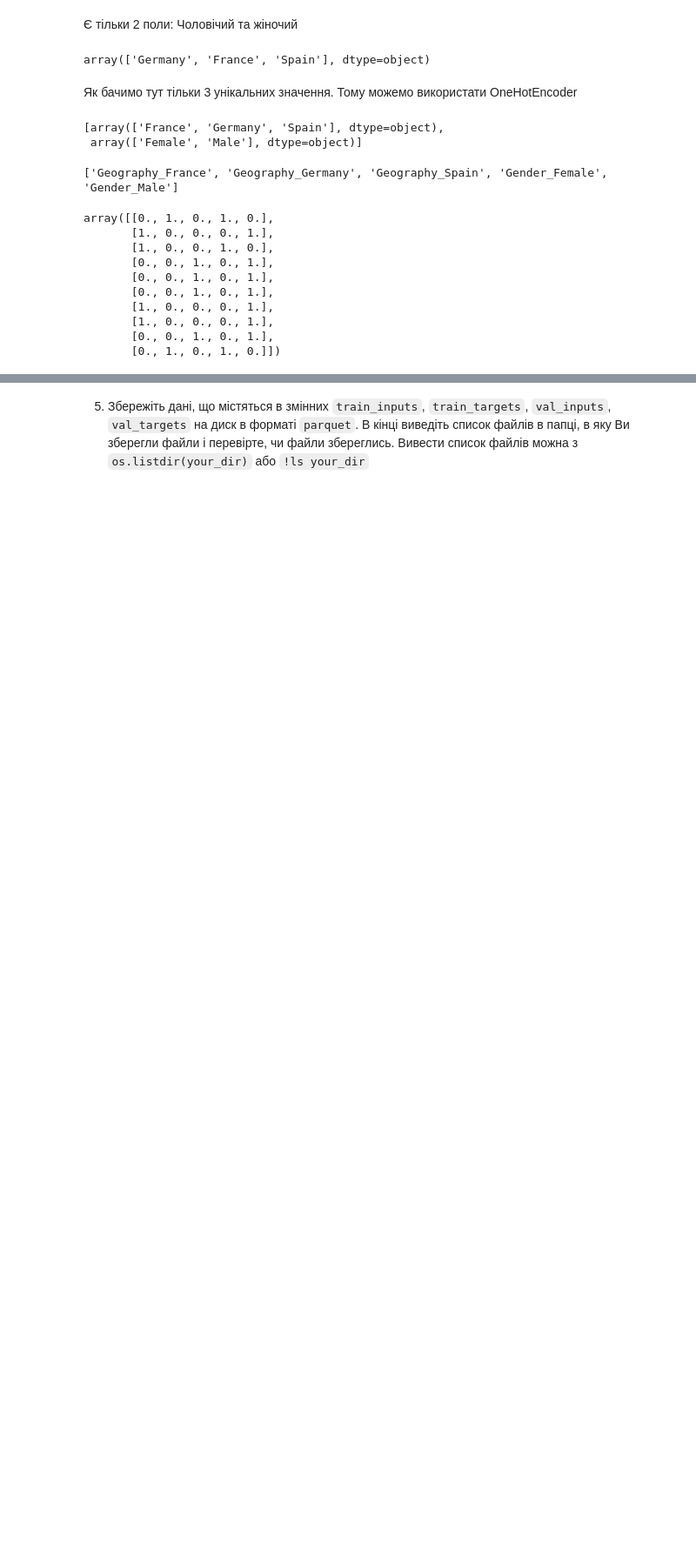
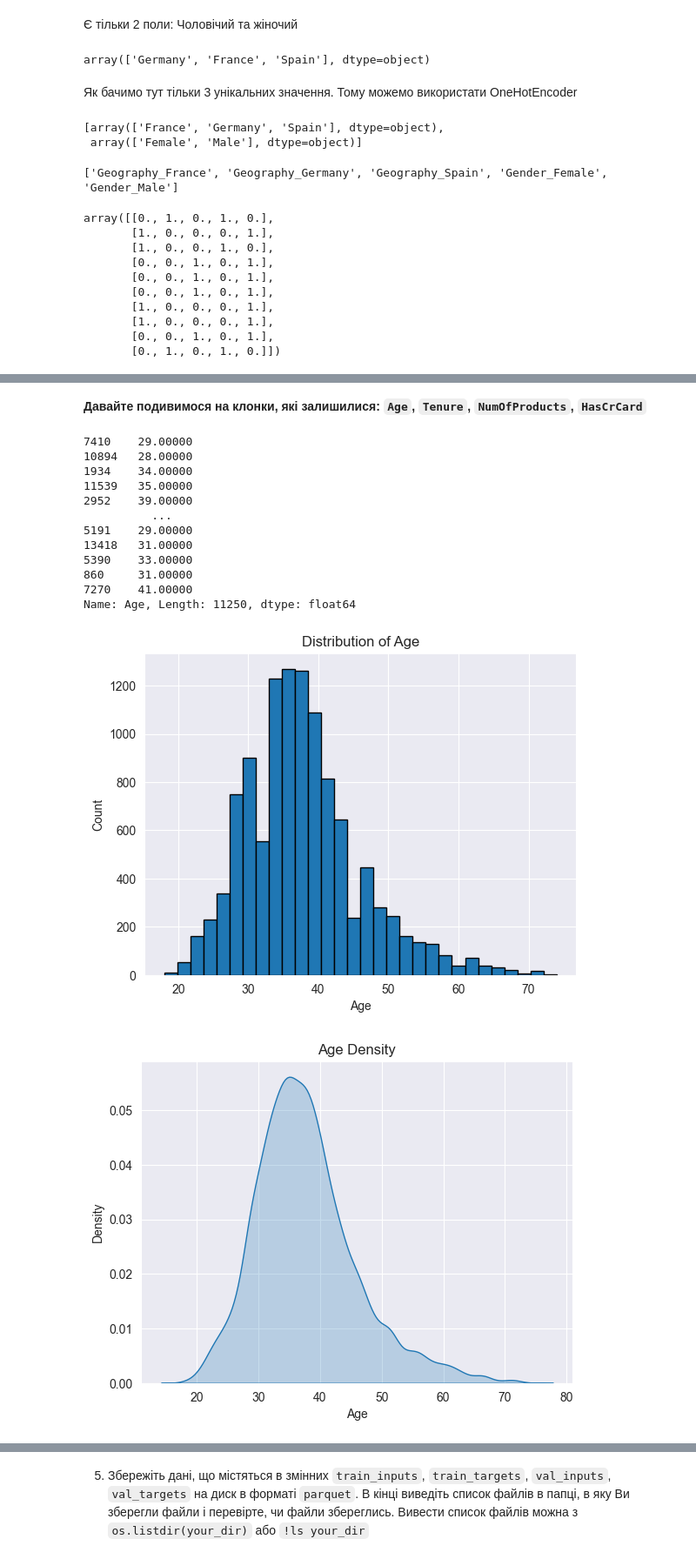
Before and after one commit to Reserford1991/data-loves-academy-machine-learning-for-people, a Jupyter notebook: Module-2-learning-with-teacher/2.2-Classification-and-logistic-regression/HW_2_2_Логістична_регресія_з_scikit_learn.ipynb, the cells around one changed output, grey strips where cells are left out. Shown at 87% size. Saved outputs shown, nothing was run; the diff lists cells and outputs as text; code cells hidden in the pictures; blank space fills up the shorter version.

```diff
--- a/Module-2-learning-with-teacher/2.2-Classification-and-logistic-regression/HW_2_2_Логістична_регресія_з_scikit_learn.ipynb
+++ b/Module-2-learning-with-teacher/2.2-Classification-and-logistic-regression/HW_2_2_Логістична_регресія_з_scikit_learn.ipynb
@@ -356,0 +431,19 @@ plt.show()
+# %% [markdown]
+****Давайте подивимося на клонки, які залишилися: `Age`, `Tenure`, `NumOfProducts`, `HasCrCard`****
+# %%
+column_description('Age')
+# %% [output]
+7410    29.00000
+10894   28.00000
+1934    34.00000
+11539   35.00000
+2952    39.00000
+          ...
+5191    29.00000
+13418   31.00000
+5390    33.00000
+860     31.00000
+7270    41.00000
+Name: Age, Length: 11250, dtype: float64
+[figure, added]
+[figure, added]
```
Also changed, not shown: parts of 67 cells of this notebook, 4 other files.
